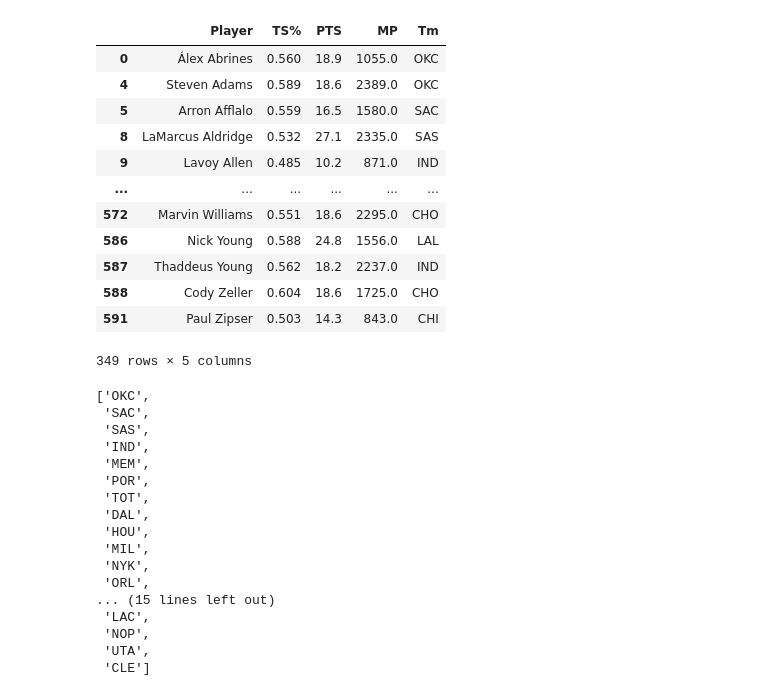
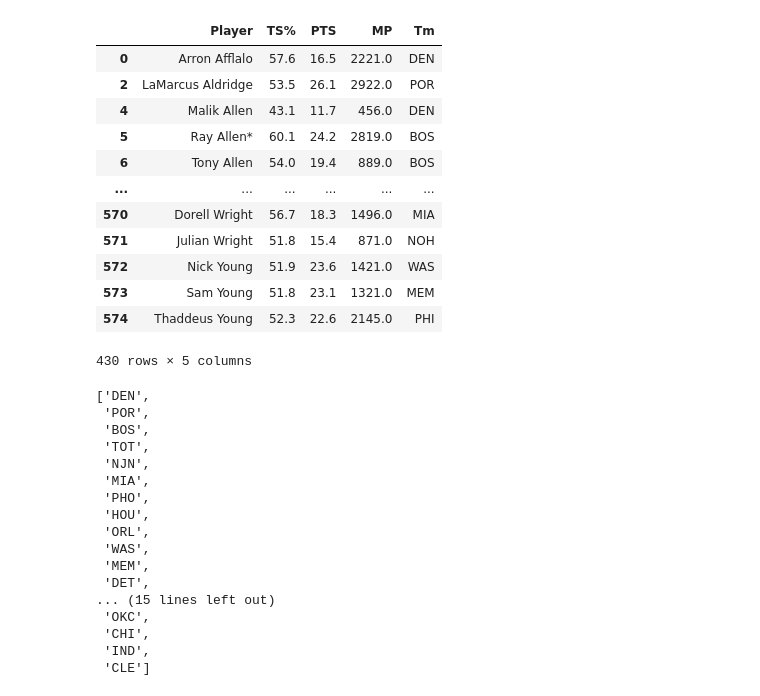
Before and after one commit to gabriel1200/public_data, a Jupyter notebook: true_shooting.ipynb, the cells around one changed output. Drawn from its saved outputs; the diff is of its cells as text; code cells hidden in the pictures.

```diff
--- a/true_shooting.ipynb
+++ b/true_shooting.ipynb
@@ -28,8 +71,8 @@ def get_table(link_1,link_2):
     final_df['MP'] = final_df['MP'].astype(float)
     final_df['PTS'] = final_df['PTS'].astype(float)
     final_df['TS%'] = final_df['TS%'].astype(float)
-    final_df = final_df[final_df['MP'] >700]
-
+    final_df = final_df[final_df['MP'] >300]
+    final_df['TS%'] *=100
     final_df = final_df.drop(columns = ['Unnamed: 24','Unnamed: 29','Unnamed: 19'])
     send_df = final_df[['Player','TS%','PTS','MP','Tm']]
 
@@ -49,12 +92,14 @@ df_2 = pd.read_html(link_2)[0]
 
 #df_2 = df_2.dropna()
 # %%
-tables = []
-for i in range(2010,2023):
-    link_1 ='https://www.basketball-reference.com/leagues/NBA_'+str(i)+'_per_poss.html#per_poss_stats'
-    link_2 = 'https://www.basketball-reference.com/leagues/NBA_'+str(i)+'_advanced.html#advanced_stat'
+def get_tables(start_year,stop_year):
+    tables = []
+    for i in range(start_year,stop_year + 1):
+        link_1 ='https://www.basketball-reference.com/leagues/NBA_'+str(i)+'_per_poss.html#per_poss_stats'
+        link_2 = 'https://www.basketball-reference.com/leagues/NBA_'+str(i)+'_advanced.html#advanced_stat'
 
-    df = get_table(link_1,link_2)
-    tables.append(df)
+        df = get_table(link_1,link_2)
+        tables.append(df)
+    return tables
 # %%
-tables[12]
+tables = get_tables(2010,2022)
@@ -75,41 +106,41 @@ tables[12]
 # %%
-df = tables[7]
+df = tables[0]
 df
 # %% [output]
 |  | Player | TS% | PTS | MP | Tm |
-| 0 | Álex Abrines | 0.560 | 18.9 | 1055.0 | OKC |
-| 4 | Steven Adams | 0.589 | 18.6 | 2389.0 | OKC |
-| 5 | Arron Afflalo | 0.559 | 16.5 | 1580.0 | SAC |
-| 8 | LaMarcus Aldridge | 0.532 | 27.1 | 2335.0 | SAS |
-| 9 | Lavoy Allen | 0.485 | 10.2 | 871.0 | IND |
+| 0 | Arron Afflalo | 57.6 | 16.5 | 2221.0 | DEN |
+| 2 | LaMarcus Aldridge | 53.5 | 26.1 | 2922.0 | POR |
+| 4 | Malik Allen | 43.1 | 11.7 | 456.0 | DEN |
+| 5 | Ray Allen* | 60.1 | 24.2 | 2819.0 | BOS |
+| 6 | Tony Allen | 54.0 | 19.4 | 889.0 | BOS |
 | ... | ... | ... | ... | ... | ... |
-| 572 | Marvin Williams | 0.551 | 18.6 | 2295.0 | CHO |
-| 586 | Nick Young | 0.588 | 24.8 | 1556.0 | LAL |
-| 587 | Thaddeus Young | 0.562 | 18.2 | 2237.0 | IND |
-| 588 | Cody Zeller | 0.604 | 18.6 | 1725.0 | CHO |
-| 591 | Paul Zipser | 0.503 | 14.3 | 843.0 | CHI |
+| 570 | Dorell Wright | 56.7 | 18.3 | 1496.0 | MIA |
+| 571 | Julian Wright | 51.8 | 15.4 | 871.0 | NOH |
+| 572 | Nick Young | 51.9 | 23.6 | 1421.0 | WAS |
+| 573 | Sam Young | 51.8 | 23.1 | 1321.0 | MEM |
+| 574 | Thaddeus Young | 52.3 | 22.6 | 2145.0 | PHI |
-349 rows × 5 columns
+430 rows × 5 columns
 # %%
 
 teams = list(df['Tm'].unique())
 # %%
 teams
 # %% [output]
-['OKC',
- 'SAC',
- 'SAS',
+['DEN',
+ 'POR',
+ 'BOS',
+ 'TOT',
+ 'NJN',
+ 'MIA',
+ 'PHO',
+ 'HOU',
+ 'ORL',
+ 'WAS',
+ 'MEM',
+ 'DET',
+... (15 lines left out)
+ 'OKC',
+ 'CHI',
  'IND',
- 'MEM',
- 'POR',
- 'TOT',
- 'DAL',
- 'HOU',
- 'MIL',
- 'NYK',
- 'ORL',
-... (15 lines left out)
- 'LAC',
- 'NOP',
- 'UTA',
  'CLE']
 # %%
```
Also changed, not shown: parts of 16 cells of this notebook, 2 other files.
